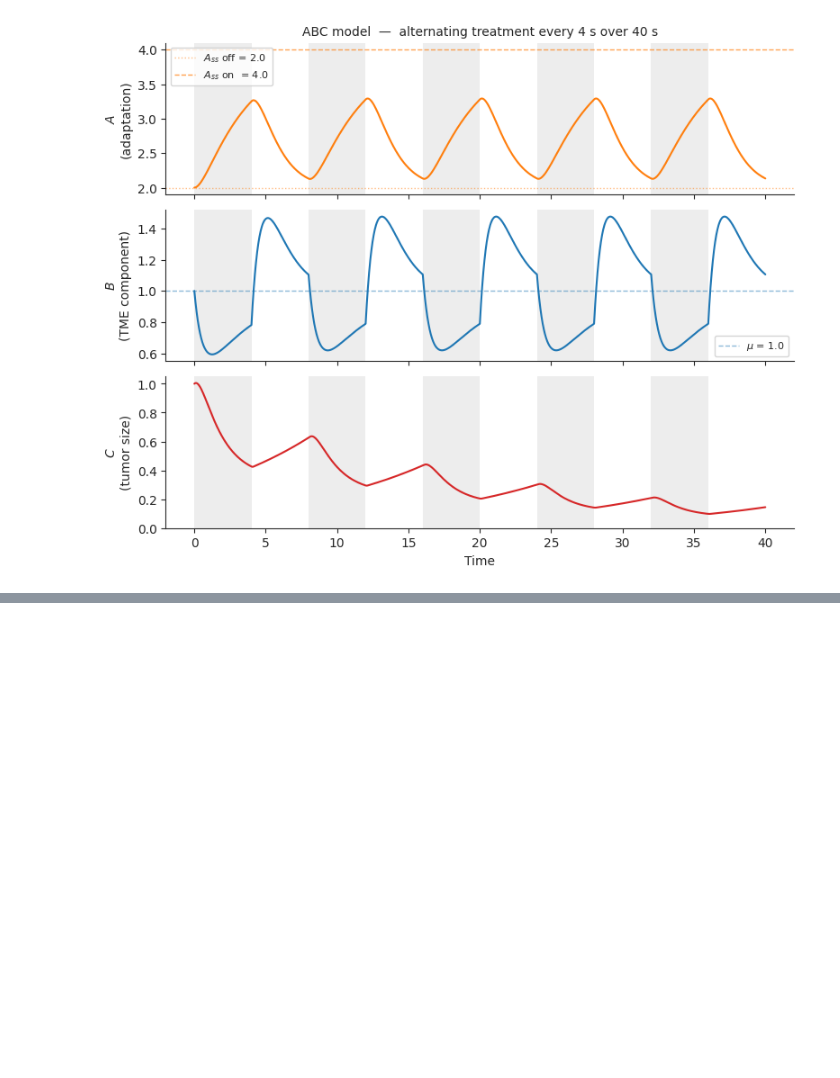
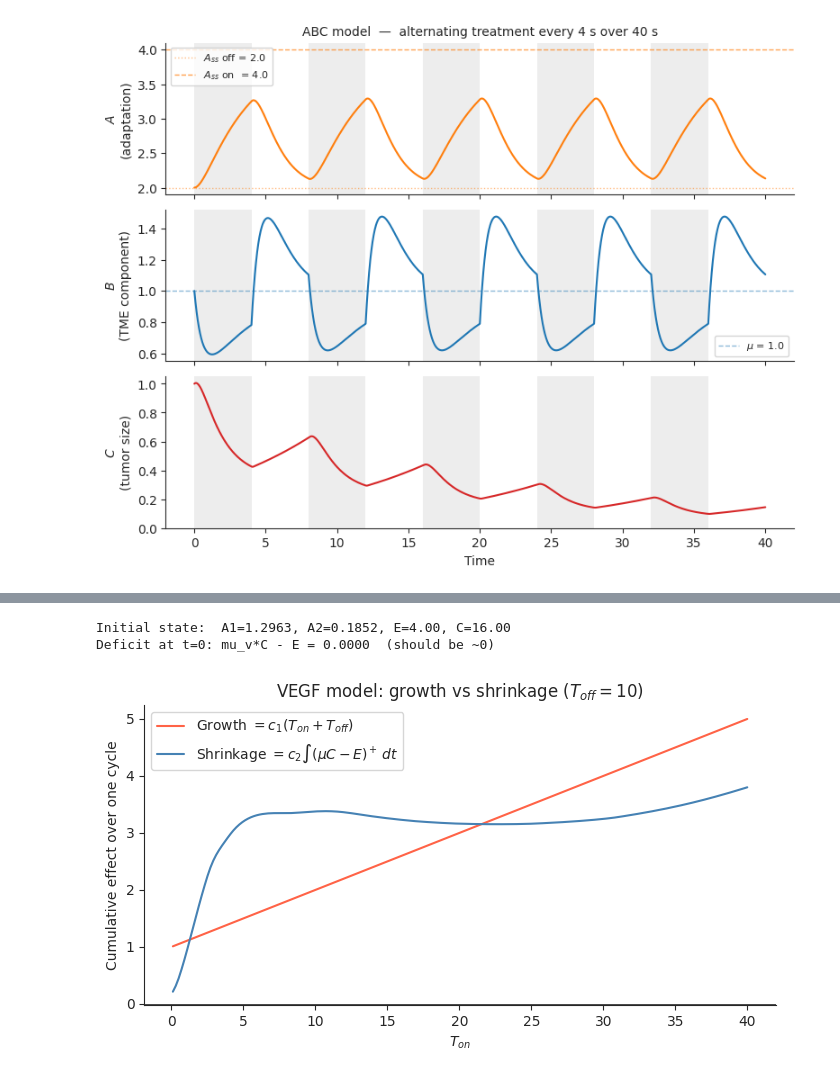
Before and after one commit to Liamir/autodiff-control, a Jupyter notebook: notebooks/abc_model.ipynb, the cells around one changed output, grey strips where cells are left out. Saved outputs shown, nothing was run; the diff lists cells and outputs as text; code cells hidden in the pictures; blank space fills up the shorter version.

```diff
--- a/notebooks/abc_model.ipynb
+++ b/notebooks/abc_model.ipynb
@@ -1388,0 +588,39 @@ Total Shrinkage Integral per Cycle: 1.6567
+# %%
+# ======================================================================
+# VEGF model parameters
+# ======================================================================
+k1   = 5.0    # A1 (VEGF) production rate
+k2   = 5.0    # A2 (compensatory signal) production rate
+a1_v = 0.5    # VEGF effect on E growth (set to 0 during treatment)
+a2_v = 0.1    # compensatory signal effect on E growth
+r_E  = 0.5    # endothelial cell death rate
+mu_v = 0.25   # vascular scaling factor (E_ss = mu_v * C at steady state)
+c1_v = 0.1   # tumor growth rate
+c2_v = 1.0    # tumor removal rate (active when mu_v*C > E)
+
+# ── Steady state at C0 ───────────────────────────────────────────────
+# At SS: deficit = mu_v*C - E = 0  →  E_ss = mu_v * C0
+# dE/dt = 0: (a1_v*A1 + a2_v*A2) * (1 - 1/4) = r_E
+#            → a1_v*A1 + a2_v*A2 = 4*r_E/3 ≈ 0.667
+# Values below taken from numerical SS of VEGF notebook (C0=16)
+C0_v  = 16.0
+E0_v  = mu_v * C0_v           # = 4.0
+A1_0  = 1.2963
+A2_0  = 0.1852
+y0_v  = [A1_0, A2_0, E0_v, C0_v]
+
+print(f"Initial state:  A1={A1_0:.4f}, A2={A2_0:.4f}, E={E0_v:.2f}, C={C0_v:.2f}")
+print(f"Deficit at t=0: mu_v*C - E = {mu_v*C0_v - E0_v:.4f}  (should be ~0)")
+
+# ── ODE ──────────────────────────────────────────────────────────────
+def vegf_rhs(t, y, a1_val):
+    A1, A2, E, C = y
+    deficit = mu_v * C - E
+    dA1 = k1 * deficit
+    dA2 = k2 * deficit
+    dE  = E * ((a1_val * A1 + a2_v * A2) * (1 - E / (4 * mu_v * C0_v)) - r_E)
+    dC  = C * (c1_v - c2_v * max(deficit, 0))
+    return [dA1, dA2, dE, dC]
+# %% [output]
+Initial state:  A1=1.2963, A2=0.1852, E=4.00, C=16.00
+Deficit at t=0: mu_v*C - E = 0.0000  (should be ~0)
@@ -1388,0 +794,28 @@ Total Shrinkage Integral per Cycle: 1.6567
+# %%
+# ── Growth vs shrinkage over a single cycle (fixed Toff) ─────────────
+Toff_plot_v = 10.0
+Ton_scan    = np.linspace(0.1, 40, 200)
+
+growth_v    = c1_v * (Ton_scan + Toff_plot_v)
+shrinkage_v = np.empty_like(Ton_scan)
+
+for i, ton in enumerate(Ton_scan):
+    y_cur = _integrate_v(list(y0_v), ton,         0.0)
+    y_cur = _integrate_v(y_cur,      Toff_plot_v, a1_v)
+    log_fold = np.log(y_cur[3] / y0_v[3])
+    shrinkage_v[i] = growth_v[i] - log_fold   # = c2_v * integral(max(deficit,0))
+
+fig, ax = plt.subplots(figsize=(7, 4))
+ax.plot(Ton_scan, growth_v,    color='tomato',    label=r'Growth $= c_1(T_{on} + T_{off})$')
+ax.plot(Ton_scan, shrinkage_v, color='steelblue', label=r'Shrinkage $= c_2 \int (\mu C - E)^+\,dt$')
+ax.axhline(0, color='k', linewidth=0.5)
+ax.set_xlabel(r'$T_{on}$')
+ax.set_ylabel('Cumulative effect over one cycle')
+ax.set_title(rf'VEGF model: growth vs shrinkage ($T_{{off}}={Toff_plot_v:.0f}$)')
+ax.legend()
+ax.spines['top'].set_visible(False)
+ax.spines['right'].set_visible(False)
+plt.tight_layout()
+plt.show()
+# %% [output]
+[figure, added]
```
Also changed, not shown: parts of 29 cells of this notebook, 11 other files.
